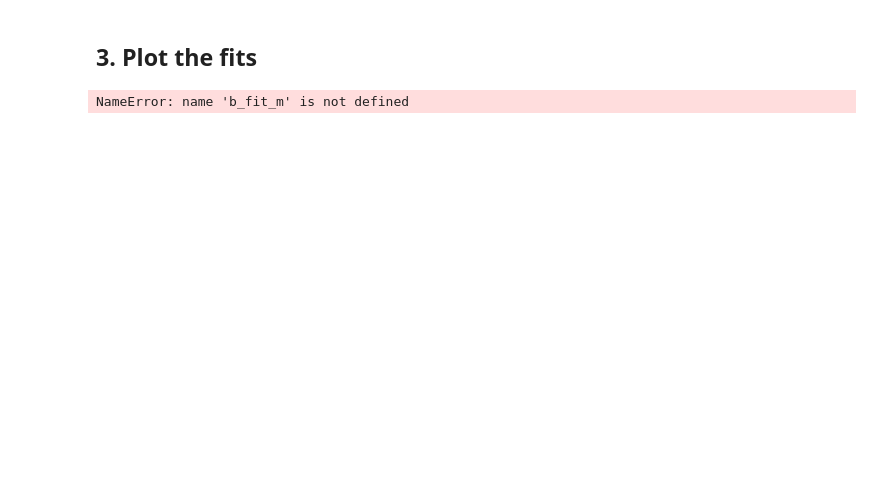
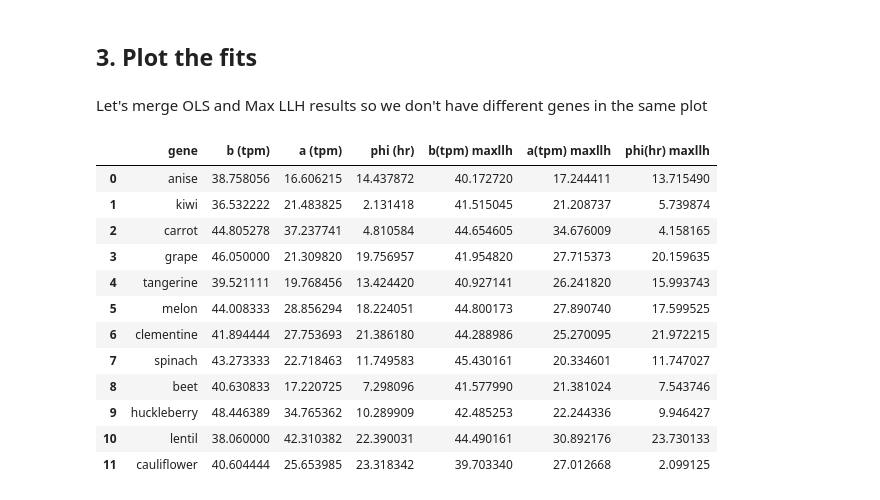
Before and after one commit to ningkko/mcb112, a Jupyter notebook: pset8/HuaYining_08.ipynb, the cells around one changed output. Saved outputs shown, nothing was run; the diff lists cells and outputs as text; code cells hidden in the pictures; blank space fills up the shorter version.

```diff
--- a/pset8/HuaYining_08.ipynb
+++ b/pset8/HuaYining_08.ipynb
@@ -155,7 +131,7 @@ import sys
 #    Y[i][t]   : GxN: observed tpm for gene i, time point t
 #
 datafile = sys.argv[1]
-with open("w08-data.tbl.txt") as f:
+with open("w08-data-mor.tbl.txt") as f:
     # First header line gives us the time points
     fields = f.readline().split()
     X = []
@@ -282,0 +253,3 @@ moriarty_nll
+# %%
+moriarty = pd.DataFrame.from_dict({'gene': genenames, 'b (tpm)': b_fit, 'a (tpm)': a_fit, 'phi (hr)':p_fit})
+moriarty.sort_values(by="phi (hr)", ascending=False)
@@ -282,0 +270,4 @@ moriarty_nll
+# %%
+max_llh_df = max_llh_df.reset_index()
+max_llh_df.insert(0,"gene", max_llh_df.pop("index"))
+max_llh_df.sort_values(by="phi(hr) maxllh", ascending=False)
@@ -309,8 +306,0 @@ def f(b, a, phi, t):
-# %%
-# populating mor_preds and my_preds with the predicted values based on the respective models
-for i in range(G):
-    for j in range(len(time_ints)):
-        mor_preds[i][j] = f(b_fit_m[i], a_fit_m[i], p_fit_m[i], time_ints[j])
-        my_preds[i][j] = f(b_fit[i], a_fit[i], p_fit[i], time_ints[j])
-# %% [output]
-NameError: name 'b_fit_m' is not defined
@@ -322,0 +307,19 @@ high = np.where(S_true == 2.)
+# %% [markdown]
+Let's merge OLS and Max LLH results so we don't have different genes in the same plot
+# %%
+df = pd.merge(moriarty, max_llh_df, on="gene", how="outer")
+df
+# %% [output]
+|  | gene | b (tpm) | a (tpm) | phi (hr) | b(tpm) maxllh | a(tpm) maxllh | phi(hr) maxllh |
+| 0 | anise | 38.758056 | 16.606215 | 14.437872 | 40.172720 | 17.244411 | 13.715490 |
+| 1 | kiwi | 36.532222 | 21.483825 | 2.131418 | 41.515045 | 21.208737 | 5.739874 |
+| 2 | carrot | 44.805278 | 37.237741 | 4.810584 | 44.654605 | 34.676009 | 4.158165 |
+| 3 | grape | 46.050000 | 21.309820 | 19.756957 | 41.954820 | 27.715373 | 20.159635 |
+| 4 | tangerine | 39.521111 | 19.768456 | 13.424420 | 40.927141 | 26.241820 | 15.993743 |
+| 5 | melon | 44.008333 | 28.856294 | 18.224051 | 44.800173 | 27.890740 | 17.599525 |
+| 6 | clementine | 41.894444 | 27.753693 | 21.386180 | 44.288986 | 25.270095 | 21.972215 |
+| 7 | spinach | 43.273333 | 22.718463 | 11.749583 | 45.430161 | 20.334601 | 11.747027 |
+| 8 | beet | 40.630833 | 17.220725 | 7.298096 | 41.577990 | 21.381024 | 7.543746 |
+| 9 | huckleberry | 48.446389 | 34.765362 | 10.289909 | 42.485253 | 22.244336 | 9.946427 |
+| 10 | lentil | 38.060000 | 42.310382 | 22.390031 | 44.490161 | 30.892176 | 23.730133 |
+| 11 | cauliflower | 40.604444 | 25.653985 | 23.318342 | 39.703340 | 27.012668 | 2.099125 |
```
Also changed, not shown: parts of 23 cells of this notebook.
